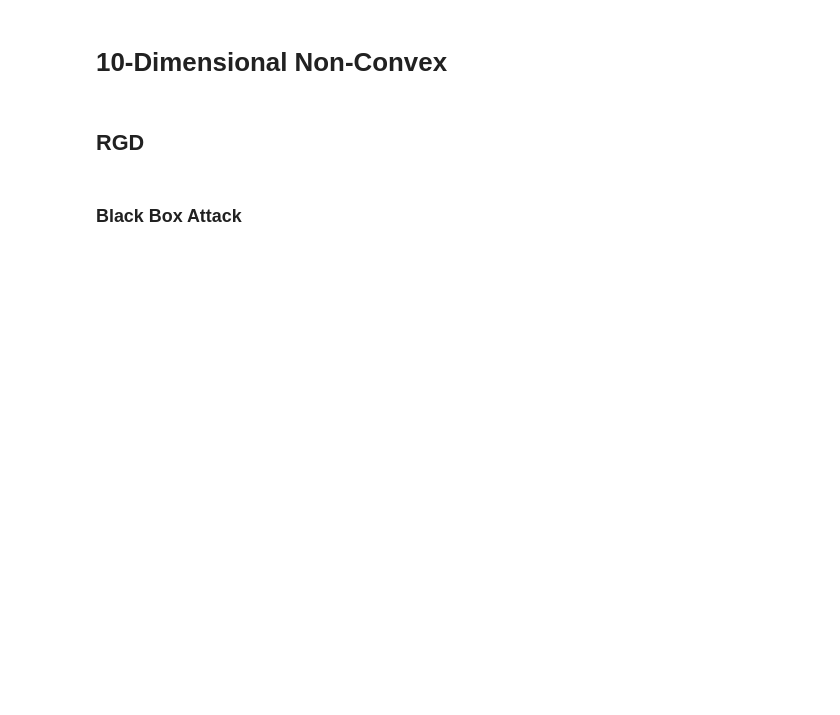
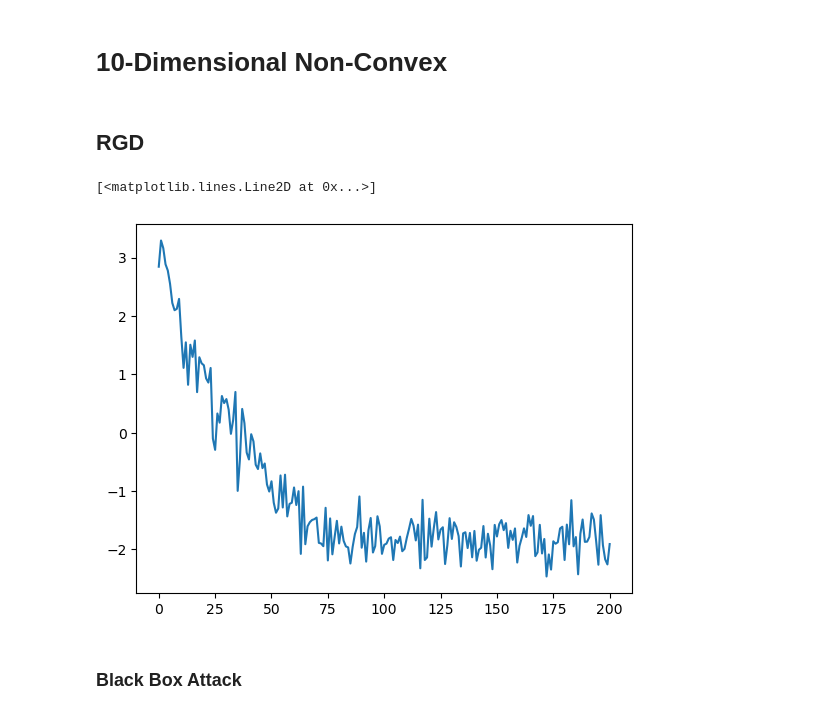
Before and after one commit to tetsnaga/poison-perf, a Jupyter notebook: make_delta_plots.ipynb, the cells around one changed output. Saved outputs shown, nothing was run; the diff lists cells and outputs as text; code cells hidden in the pictures; blank space fills up the shorter version.

```diff
--- a/make_delta_plots.ipynb
+++ b/make_delta_plots.ipynb
@@ -857,8 +851,8 @@ mu, sigma, D_theta, loss, theta_0, grad2_est, f_hat = setup_non_convex_nd(perfGD
 
 # Hyperparameters
 n = 500
-eta = 0.04
-max_iter = 150
+eta = 0.02
+max_iter = 200
 normalize_grad = True
 delta_vals = np.linspace(0.0, 2, 49)
 epsilon = 0.5
@@ -870,24 +864,29 @@ n_trials_per_delta = 10
 # %%
 # Clean training
 theta_clean_avg = []
 loss_clean_avg = []
 for trial in range(n_trials_per_delta):
     theta_clean, _, all_losses_clean = RGD(
                     D_theta=D_theta,
                     loss=loss,
                     theta_0=theta_0.clone(),
                     n=n,
                     eta=eta,
                     max_iter=max_iter,
                     return_losses=True,
                     normalize_grad=normalize_grad
         )
 
     theta_clean_avg.append(theta_clean)
     loss_clean_avg.append(all_losses_clean[-1])
 
-theta_clean = np.mean(theta_clean_avg)
+theta_clean = np.mean(theta_clean_avg, axis=0)
 loss_clean = np.mean(loss_clean_avg)
+
+plt.plot(all_losses_clean)
+# %% [output]
+[<matplotlib.lines.Line2D at 0x...>]
+[figure, added]
 # %% [markdown]
 ### Black Box Attack
 # %%
```
Also changed, not shown: parts of 10 cells of this notebook, 3 other files.
